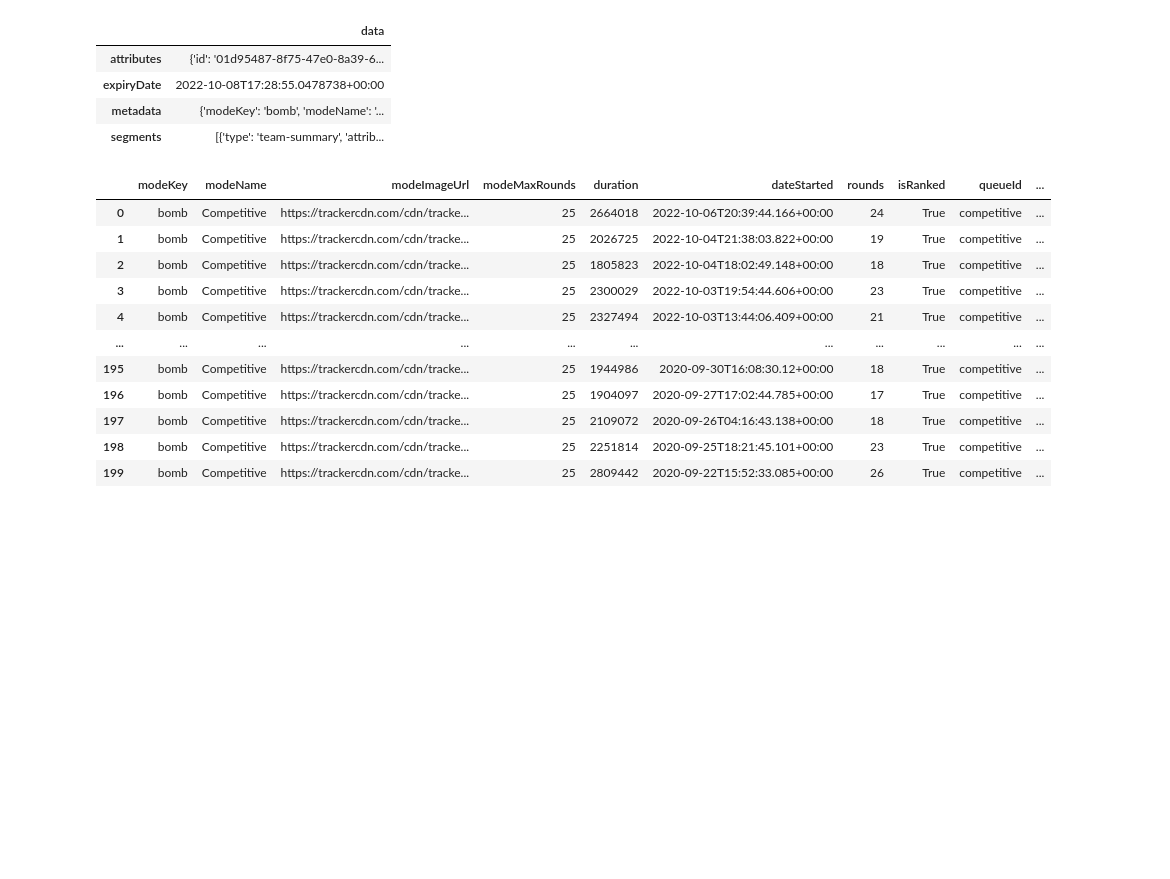
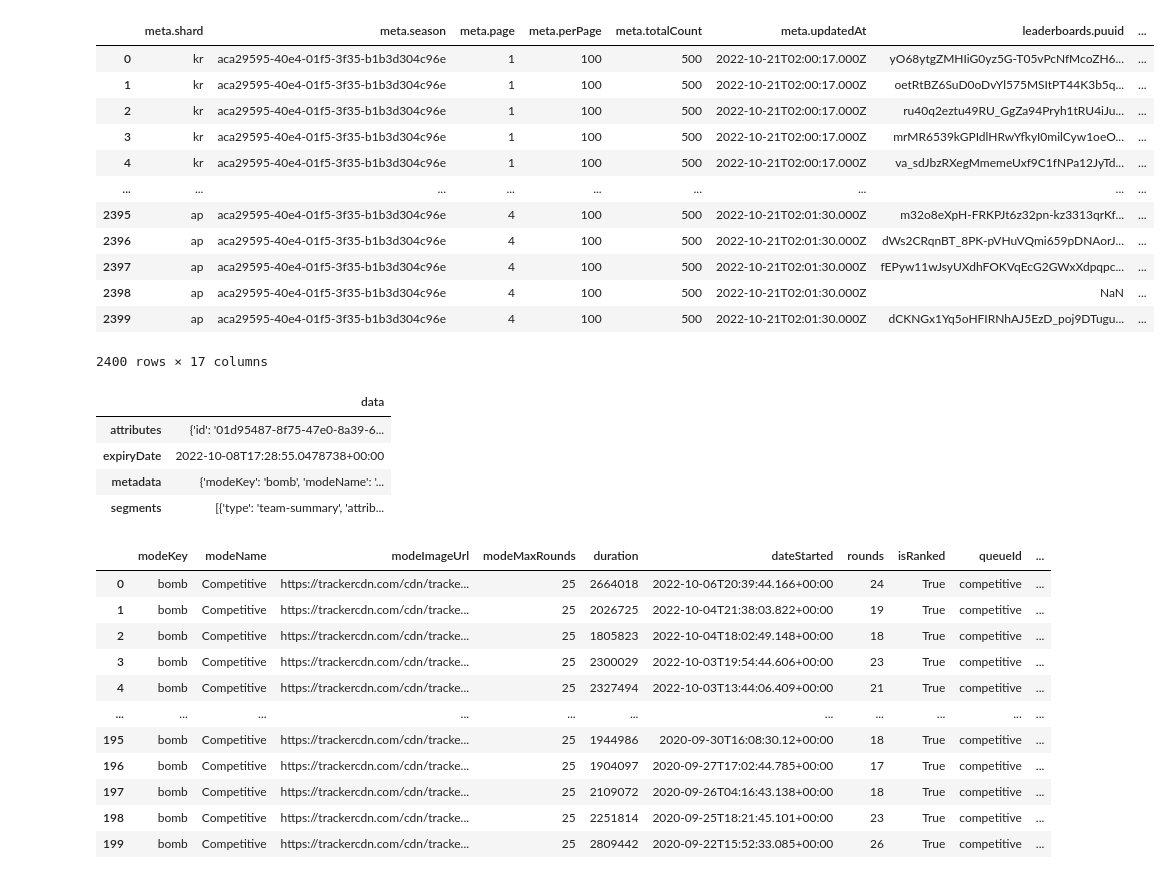
Before and after one commit to aalvestech/crawler-player-data-valorant, a Jupyter notebook: notebook_debug2.ipynb, the cells around one changed output. Cells and saved outputs as stored; diff of their text form; code cells hidden in the pictures; blank space fills up the shorter version.

```diff
--- a/notebook_debug2.ipynb
+++ b/notebook_debug2.ipynb
@@ -35,2 +62,44 @@ class Crawler():
         # return data_pre
+# %%
+import requests
+import json
+import pandas as pd
+
+def _get() -> json:
+
+    servers = ['kr', 'eu', 'na', 'br', 'latam', 'ap']
+    data = []
+    df = pd.DataFrame()
+    for server in servers:
+        for page in range(1, 5):
+
+            response = requests.get('https://val.dakgg.io/api/v1/leaderboards/{}/aca29595-40e4-01f5-3f35-b1b3d304c96e?page={}&tier=top500'.format(server, page))
+            data_aux = response.json()
+            data.append(data_aux)
+
+    df = pd.DataFrame(data)
+    df = pd.json_normalize(json.loads(df.to_json(orient='records'))).explode('leaderboards')
+    df = pd.json_normalize(json.loads(df.to_json(orient='records')))
+
+
+
+
+    return df
+# %%
+data = _get()
+data
+# %% [output]
+|  | meta.shard | meta.season | meta.page | meta.perPage | meta.totalCount | meta.updatedAt | leaderboards.puuid | ... |
+| 0 | kr | aca29595-40e4-01f5-3f35-b1b3d304c96e | 1 | 100 | 500 | 2022-10-21T02:00:17.000Z | yO68ytgZMHIiG0yz5G-T05vPcNfMcoZH6... | ... |
+| 1 | kr | aca29595-40e4-01f5-3f35-b1b3d304c96e | 1 | 100 | 500 | 2022-10-21T02:00:17.000Z | oetRtBZ6SuD0oDvYl575MSItPT44K3b5q... | ... |
+| 2 | kr | aca29595-40e4-01f5-3f35-b1b3d304c96e | 1 | 100 | 500 | 2022-10-21T02:00:17.000Z | ru40q2eztu49RU_GgZa94Pryh1tRU4iJu... | ... |
+| 3 | kr | aca29595-40e4-01f5-3f35-b1b3d304c96e | 1 | 100 | 500 | 2022-10-21T02:00:17.000Z | mrMR6539kGPIdlHRwYfkyI0milCyw1oeO... | ... |
+| 4 | kr | aca29595-40e4-01f5-3f35-b1b3d304c96e | 1 | 100 | 500 | 2022-10-21T02:00:17.000Z | va_sdJbzRXegMmemeUxf9C1fNPa12JyTd... | ... |
+| ... | ... | ... | ... | ... | ... | ... | ... | ... |
+| 2395 | ap | aca29595-40e4-01f5-3f35-b1b3d304c96e | 4 | 100 | 500 | 2022-10-21T02:01:30.000Z | m32o8eXpH-FRKPJt6z32pn-kz3313qrKf... | ... |
+| 2396 | ap | aca29595-40e4-01f5-3f35-b1b3d304c96e | 4 | 100 | 500 | 2022-10-21T02:01:30.000Z | dWs2CRqnBT_8PK-pVHuVQmi659pDNAorJ... | ... |
+| 2397 | ap | aca29595-40e4-01f5-3f35-b1b3d304c96e | 4 | 100 | 500 | 2022-10-21T02:01:30.000Z | fEPyw11wJsyUXdhFOKVqEcG2GWxXdpqpc... | ... |
+| 2398 | ap | aca29595-40e4-01f5-3f35-b1b3d304c96e | 4 | 100 | 500 | 2022-10-21T02:01:30.000Z | NaN | ... |
+| 2399 | ap | aca29595-40e4-01f5-3f35-b1b3d304c96e | 4 | 100 | 500 | 2022-10-21T02:01:30.000Z | dCKNGx1Yq5oHFIRNhAJ5EzD_poj9DTugu... | ... |
+2400 rows × 17 columns
 # %%
```
Also changed, not shown: parts of 2 cells of this notebook, 1 other file.
